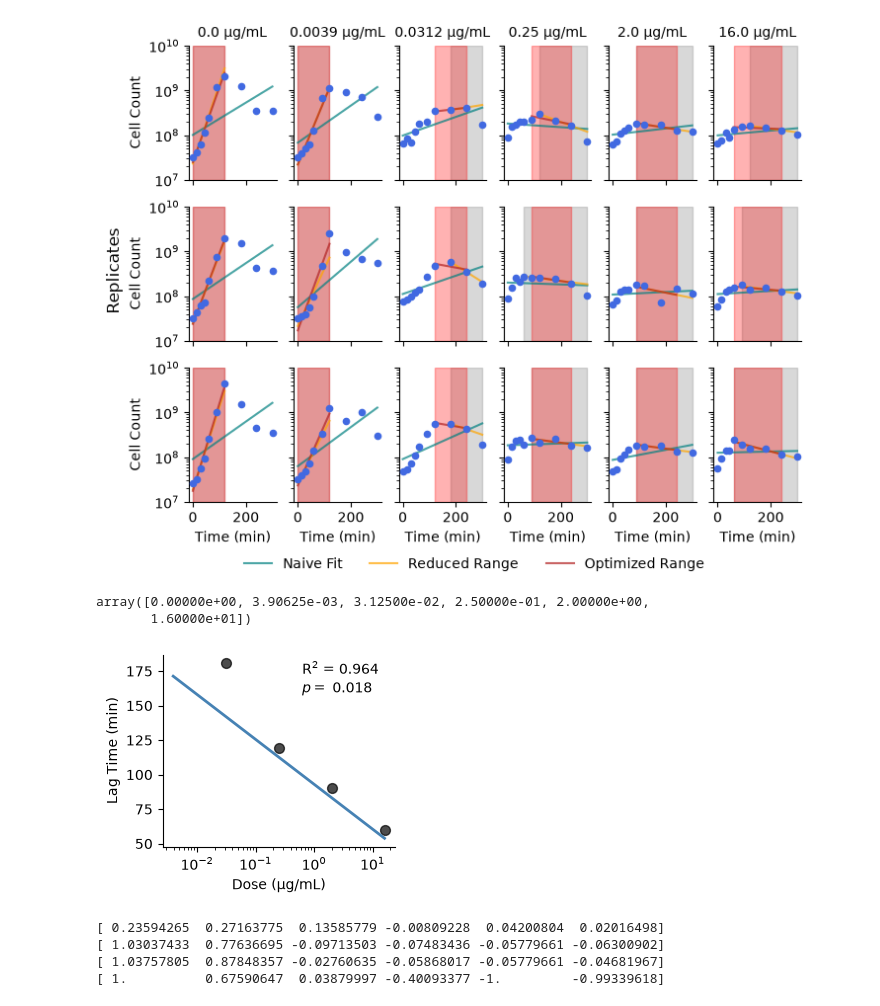
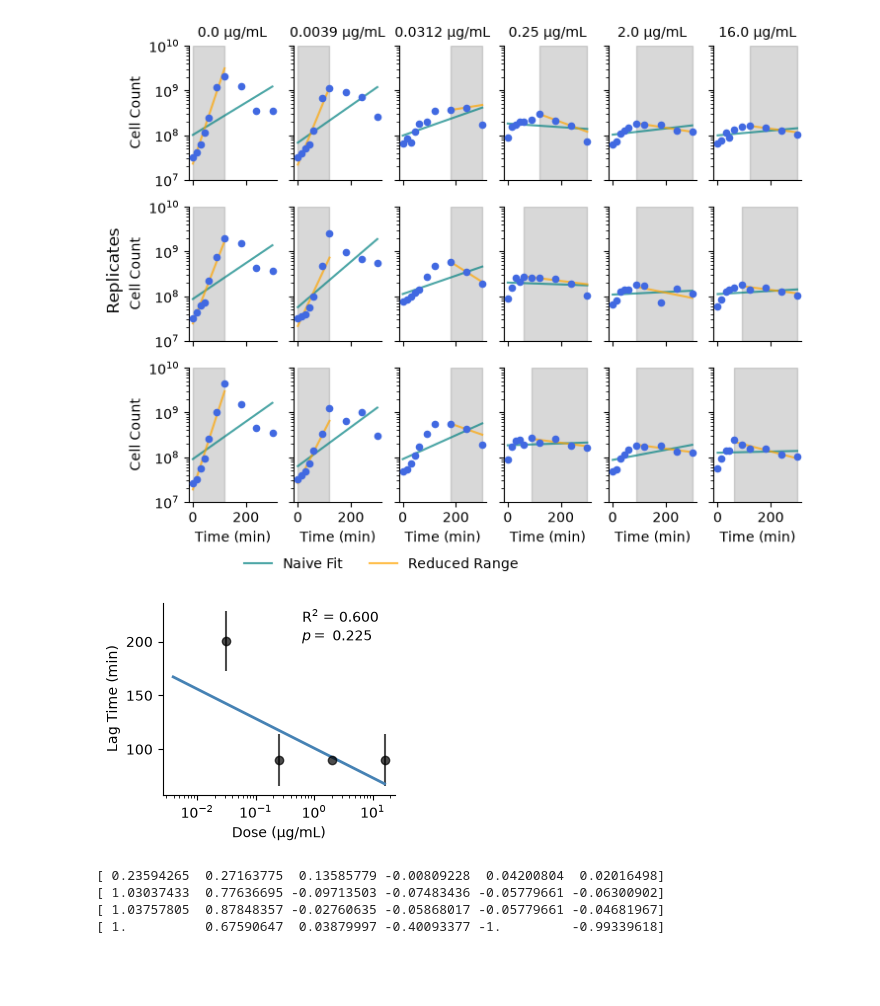
Before and after one commit to eshanking/time-kill-protocol, a Jupyter notebook: data/experiment_code/gr_est_statistical_comparison_Ecoli_CIP_07272026.ipynb, the cells around one changed output. Cells and saved outputs as stored; diff of their text form; code cells hidden in the pictures; blank space fills up the shorter version.

```diff
--- a/data/experiment_code/gr_est_statistical_comparison_Ecoli_CIP_07272026.ipynb
+++ b/data/experiment_code/gr_est_statistical_comparison_Ecoli_CIP_07272026.ipynb
@@ -216,7 +216,7 @@ for key in cell_count_mean.keys():
         #     start_indx = np.argwhere(Y == np.max(Y))[0][0]
         #     end_indx = -1
 
-        if key <= concentrations[1]:
+        if key < mic:
             start_indx = exclude
             end_indx = 6
         else:
@@ -287,7 +287,7 @@ for key in cell_count_mean.keys():
     #     slope_ub = 0
     #     slope_lb = -np.inf
 
-    if key <= concentrations[1]:
+    if key < mic:
         slope_ub = np.inf
         slope_lb = 0.01
     else:
@@ -307,7 +307,7 @@ for key in cell_count_mean.keys():
 
         # ax.scatter(X,Y,color='steelblue',alpha=1,s=20)
 
-        ax.axvspan(X[lin_range[0]+exclude],X[lin_range[1]-1+exclude],color='red',alpha=0.3,zorder=-10)
+        # ax.axvspan(X[lin_range[0]+exclude],X[lin_range[1]-1+exclude],color='red',alpha=0.3,zorder=-10)
 
         X_reg = X[lin_range[0]:lin_range[1]]
         Y_reg = Y[lin_range[0]:lin_range[1]]
@@ -317,7 +317,7 @@ for key in cell_count_mean.keys():
         X_fit = X_reg
         Y_fit = 10**(res.slope*X_fit + res.intercept)
 
-        ax.plot(X_fit,Y_fit,color='firebrick',alpha=0.7,label='Optimized Range')
+        # ax.plot(X_fit,Y_fit,color='firebrick',alpha=0.7,label='Optimized Range')
 
         # compute standard error
         X_t = X[start_indx:end_indx]
@@ -350,72 +350,69 @@ for key in cell_count_mean.keys():
 for ax in ax_list.flatten():
     ax.spines['right'].set_visible(False)
     ax.spines['top'].set_visible(False)
 
     # ax.set_yticks([])
     ax.set_yscale('log')
 
     ax.set_ylim(10**7,10**10)
 
 for ax in ax_list[:,0]:
     ax.set_ylabel('Cell Count')
 
 for ax in ax_list[-1,:]:
     ax.set_xlabel('Time (min)')
 
 for key,i in enumerate(cell_count_mean.keys()):
     i = np.round(i,4)
     ax_list[0,key].set_title(str(i) + r' $\mathrm{\mu g/mL}$',fontsize=10)
 
 
 # get the unique legend elements
 handles, labels = ax_list[0,0].get_legend_handles_labels()
 by_label = dict(zip(labels, handles))
 fig.legend(by_label.values(), by_label.keys(), loc=[0.2,0],ncol=3,frameon=False)
 
 fig.text(0.02,0.5, 'Replicates', va='center', rotation='vertical',fontsize=12)
 
 fig.savefig('../../figures/raw_data_with_fit_Ecoli_CIP_07272026.tiff',
             bbox_inches='tight',dpi=300)
 # %% [output]
-[figure, old version]
+[figure, new version]
-# %%
-concentrations
-# %% [output]
-array([0.00000e+00, 3.90625e-03, 3.12500e-02, 2.50000e-01, 2.00000e+00,
-       1.60000e+01])
 # %%
 # determine dose-dependent lag
 import seaborn as sns
 
-lag = {}
+# lag = {}
 lag_mean = {}
 lag_err = {}
 
 lag_total = []
 dose_total = []
 
+conc_t = concentrations[concentrations >= mic]
+
 # analyze for concentrations greater than mic:
-for key in concentrations[2:]:
+for key in conc_t:
 
     lag_t = []
+    for i in range(n_replicates):
+        y = cell_count_raw[key][i]
+        indx = np.argwhere(y >= np.max(y))[0][0]
+        lag_t.append(time[indx])
 
-    # for i in range(n_replicates):
-    #     y = cell_count_raw[key][i]
-    #     indx = np.argwhere(y >= np.max(y))[0][0]
-    #     lag_t.append(time[indx])
+        dose_total.append(key)
+        lag_total.append(time[indx])
 
-    #     dose_total.append(key)
-    #     lag_total.append(time[indx])
-    y_mean = cell_count_mean[key]
-    lag_t = time[np.argmax(y_mean,axis=0)]
+    lag_mean[key] = np.mean(lag_t)
+    lag_err[key] = np.std(lag_t)
 
-    lag[key] = lag_t
-    lag_mean[key] = np.mean(lag_t)
 
 fig,ax = plt.subplots(figsize=(3,2.5))
 
-ax.scatter(list(lag_mean.keys()),list(lag_mean.values()),color='black',s=50,
-           alpha=0.7)
+# ax.scatter(list(lag_mean.keys()),list(lag_mean.values()),color='black',s=50,
+#            alpha=0.7)
+
+ax.errorbar(list(lag_mean.keys()),list(lag_mean.values()),yerr=list(lag_err.values()),fmt='o',color='black',alpha=0.7)
 
 X = np.log10(np.array(list(lag_mean.keys())))
 Y = np.array(list(lag_mean.values()))
@@ -428,11 +425,11 @@ X_plot = np.linspace(np.log10(concentrations[1]),np.log10(concentrations[-1]),10
 
 ax.plot(10**X_plot,Y_fit,color='steelblue',label='Linear Fit',linewidth=2)
 
-ax.annotate(f'$\mathrm{{R^2}}$ = {res.rvalue**2:.3f}',(0.6,0.9),xycoords='axes fraction')
+ax.annotate(rf'$\mathrm{{R^2}}$ = {res.rvalue**2:.3f}',(0.6,0.9),xycoords='axes fraction')
 # annotate p value
-ax.annotate(f'$p =$ {res.pvalue:.3f}',(0.6,0.8),xycoords='axes fraction')
+ax.annotate(rf'$p =$ {res.pvalue:.3f}',(0.6,0.8),xycoords='axes fraction')
 
-ax.set_xlabel('Dose ($\mathrm{\mu g/mL}$)')
+ax.set_xlabel(r'Dose ($\mathrm{\mu g/mL}$)')
 ax.set_ylabel('Lag Time (min)')
 
 ax.spines['right'].set_visible(False)
@@ -442,7 +439,7 @@ ax.set_xscale('log')
 
 # fig.savefig('../../figures/lag_time_Ecoli_CIP_07272026.pdf',bbox_inches='tight')
 # %% [output]
-[figure, old version]
+[figure, new version]
 # %%
 auc_dict = {}
 
```
Also changed, not shown: parts of 3 cells of this notebook, 6 other files.
